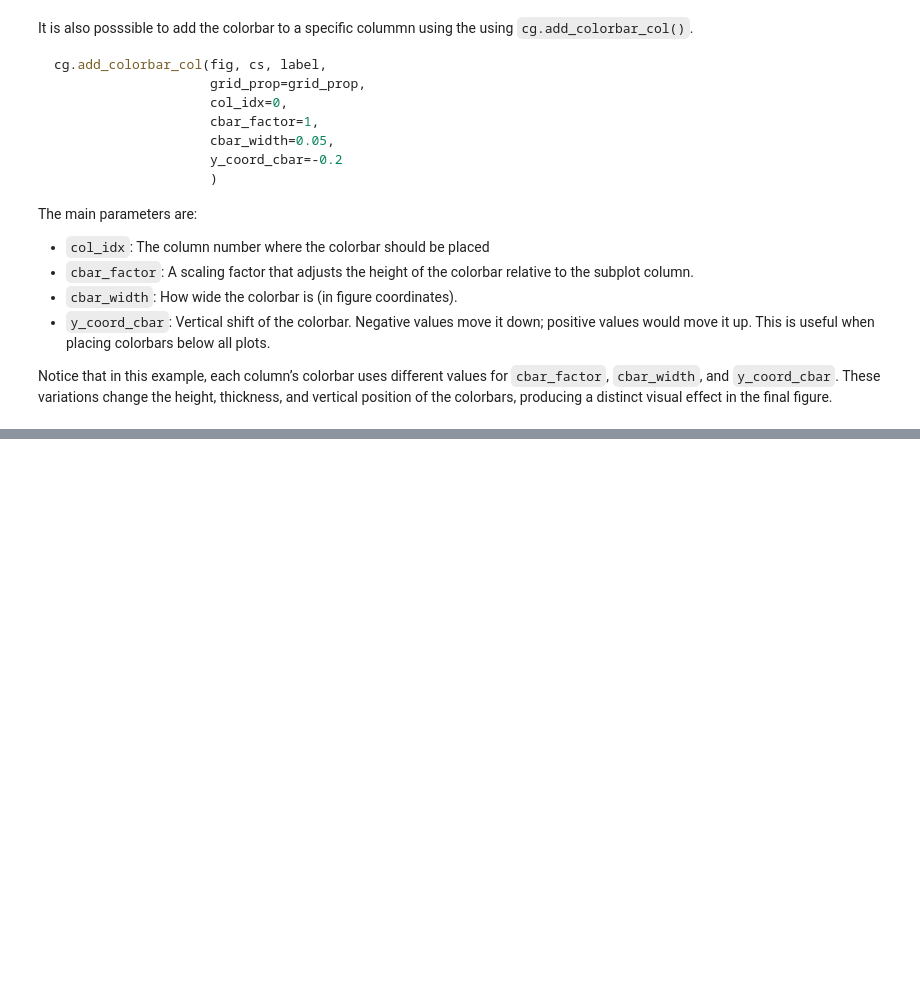
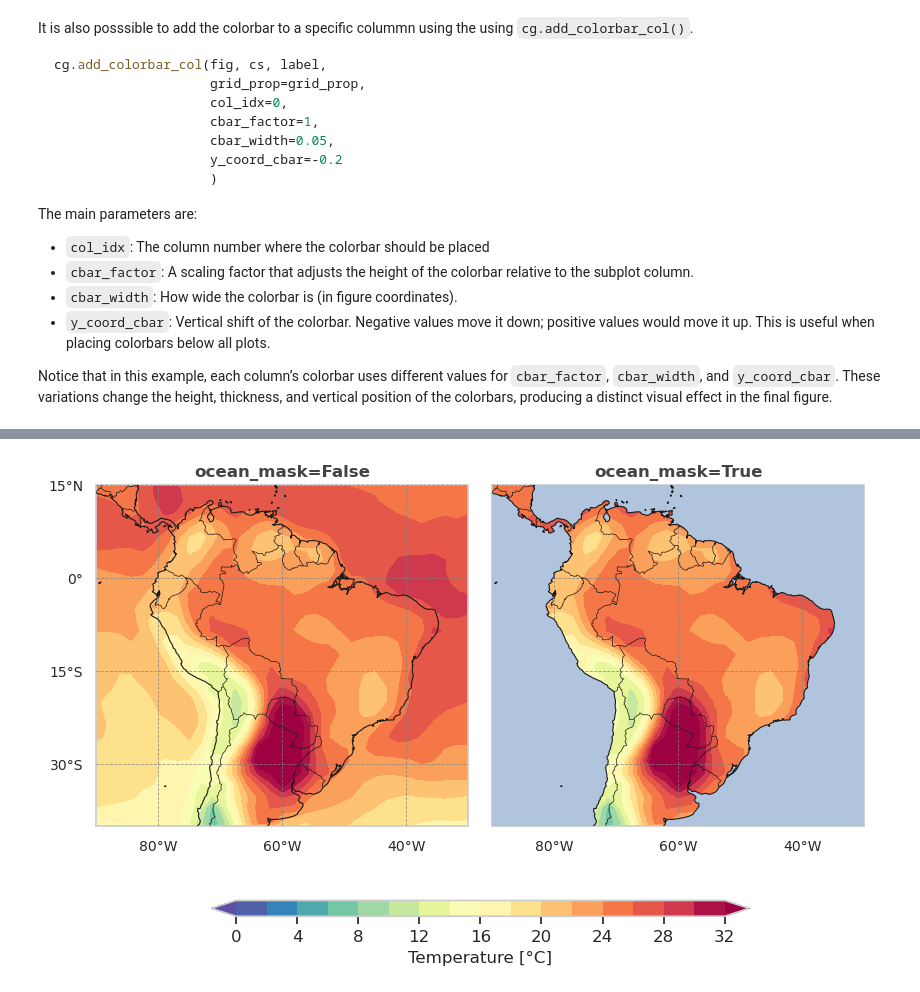
Before and after one commit to jdmantillaq/cartogrid, a Jupyter notebook: tutorial.ipynb, the cells around one changed output, grey strips where cells are left out. Cells and saved outputs as stored; diff of their text form; code cells hidden in the pictures; blank space fills up the shorter version.

Commit message:
New featured added

```diff
--- a/tutorial.ipynb
+++ b/tutorial.ipynb
@@ -643,0 +659,29 @@ fig.savefig(f'figures/example_4.png', dpi=150,
+# %%
+proj = ccrs.PlateCarree()
+img_extent = (-90, -30, -40, 15)          # South America
+
+grid_prop = x_coords, y_coords, x_fig, y_fig = cg.define_grid_fig(1, 2, horiz_spacing=0.03)
+fig = plt.figure(figsize=(8, 4.5))
+
+levels = np.linspace(0, 32, 17)
+cmap = sns.color_palette("Spectral_r", as_cmap=True)
+
+for ci, mask in enumerate([False, True]):
+    ax = fig.add_axes([x_coords[ci], y_coords[0], x_fig, y_fig], projection=proj)
+    ax = cg.add_map_features(ax, lon_step=20, lat_step=15, map_resolution=50,
+                             countries=True, lw_country=0.5,
+                             ocean_mask=mask, ocean_color='lightsteelblue')
+    ax.set_extent(img_extent, proj)
+    if ci > 0:
+        ax.set_yticklabels([])
+
+    cs = ax.contourf(lon, lat, air[0, 0], levels, cmap=cmap, extend='both',
+                     transform=ccrs.PlateCarree())
+    ax.set_title(f'ocean_mask={mask}', fontdict=font_prop_title)
+
+cg.add_colorbar(fig, cs, 'Temperature [°C]', 'horizontal', grid_prop,
+                cbar_factor=0.7, cbar_width=0.035, y_coord_cbar=-0.08)
+
+fig.savefig('figures/example_5.png', dpi=150, bbox_inches='tight', facecolor='white')
+# %% [output]
+[figure, added]
```
Also changed, not shown: parts of 21 cells of this notebook, 15 other files.
